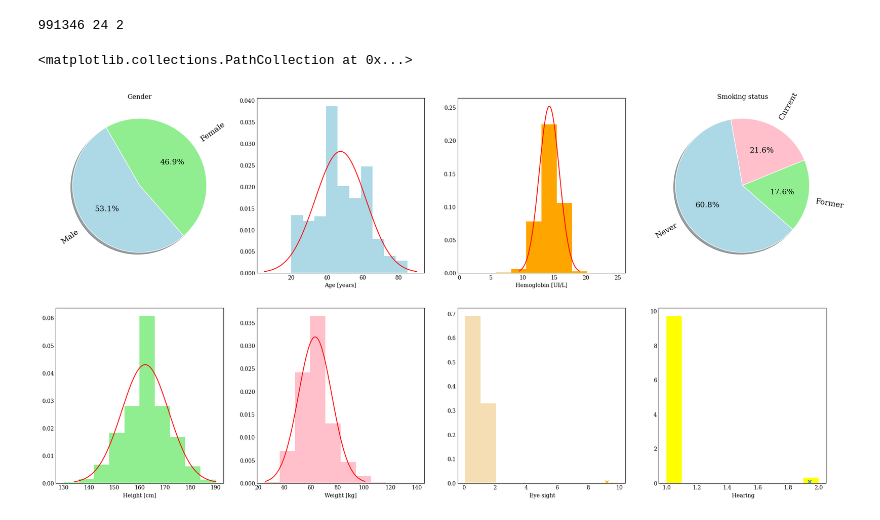
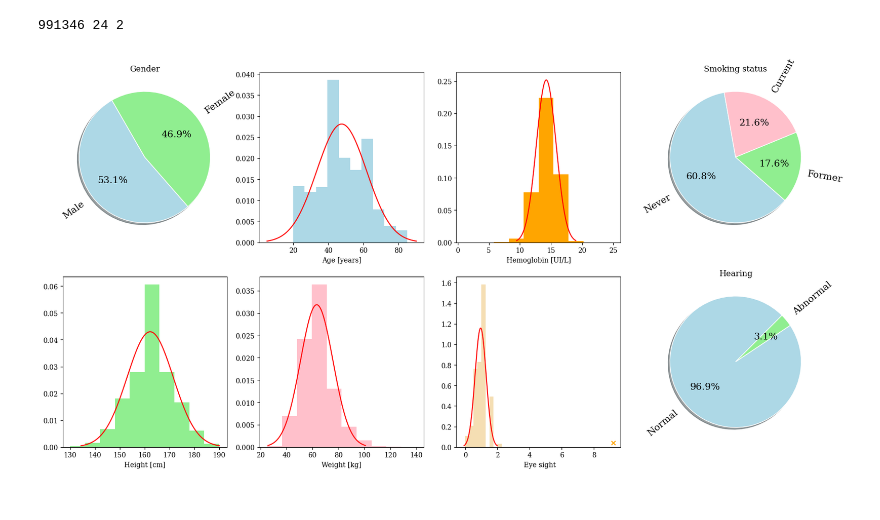
Before and after one commit to CarlaZdravkovicHugod/MLProject1, a Jupyter notebook: viz.ipynb, the cells around one changed output. Cells and saved outputs as stored; diff of their text form; code cells hidden in the pictures.

```diff
--- a/viz.ipynb
+++ b/viz.ipynb
@@ -56,6 +56,10 @@ C = len(classNames)
 print(N,M,C)
 # %% [output]
 991346 24 2
+# %%
+# Changing strings of gender to integers
+raw_data[raw_data == 'Male'] = 1
+raw_data[raw_data == 'Female'] = 0
 # %%
 serif_font = {'fontname':'serif'}
 import matplotlib
@@ -117,37 +121,60 @@ wedgeprops={"linewidth": 1, "edgecolor": "white",'antialiased':True}, textprops=
 plt.title('Smoking status')
 
 
 # plot 5: height raw_data[:,3]
 mu3 = np.mean(raw_data[:,3])
 sigma3 = np.std(raw_data[:,3])
 x3 = np.linspace(mu3 - 3*sigma3, mu3 + 3*sigma3, 100)
 plt.subplot(2,4,5)
 plt.hist(raw_data[:, 3], density=True, color='lightgreen')
 plt.xlabel('Height [cm]',**serif_font)
 plt.plot(x3, stats.norm.pdf(x3, mu3, sigma3), color='red')
 
 
 # plot 6: weight raw_data[:,4]
 mu4 = np.mean(raw_data[:,4])
 sigma4 = np.std(raw_data[:,4])
 x4 = np.linspace(mu4 - 3*sigma4, mu4 + 3*sigma4, 100)
 plt.subplot(2,4,6)
 plt.hist(raw_data[:, 4], density=True, color='pink')
 plt.xlabel('Weight [kg]',**serif_font)
 plt.plot(x4, stats.norm.pdf(x4, mu4, sigma4), color='red')
 
 # plot 7, sight raw_data[:,6] left raw_data[:,7] right. Here I have to add two normal distribution. OBS: blind is the outlier
+sight_L = raw_data[:, 6]
+sight_L[sight_L == 9.9] = 0
+sight_R = raw_data[:, 7]
+sight_R[sight_R == 9.9] = 0
+mu51 = np.mean(sight_L)
+sigma51 = np.std(sight_L)
+mu52 = np.mean(sight_R)
+sigma52 = np.std(sight_R)
+mu5 = (mu51 + mu52)/2
+sigma5 = (sigma51 + sigma52)/2
+x5 = np.linspace(mu5 - 3*sigma5, mu5 + 3*sigma5, 100)
 plt.subplot(2,4,7)
-plt.hist(raw_data[:, 6], density=True, color='wheat')
+plt.hist(sight_L, density=True, color='wheat')
+plt.hist(sight_R, density=True, color='wheat')
 plt.xlabel(' Eye sight',**serif_font)
-plt.scatter(9.2,0.005, color='orange', marker='x')
+plt.scatter(9.2,0.04, color='orange', marker='x')
+plt.plot(x5, stats.norm.pdf(x5, mu5, sigma5), color='red')
 
 
 # plot 8: hearing raw_data[:,8] left raw_data[:,9] right, very few with abnormaliti
+b = raw_data[:, 8]
+unique, counts = np.unique(b, return_counts=True)
+ones = counts[0]
+two = counts[1]
+atts = ['Normal', 'Abnormal']
+hear = [ones, two]
 plt.subplot(2,4,8)
-plt.hist(raw_data[:, 8], density=True, color='yellow')
-plt.xlabel(' Hearing',**serif_font)
-plt.scatter(1.94,0.08, marker='x')
+u1 = np.floor(np.sqrt(M)); v1 = np.ceil(float(M)/u1)
+plt.plot(1, int(v1), 1)
+plt.pie(hear, labels = atts, colors = ['lightblue', 'lightgreen'], autopct='%1.1f%%',
+startangle=45,
+wedgeprops={"linewidth": 1, "edgecolor": "white",'antialiased':True}, textprops={'fontsize': 14}, shadow=True, rotatelabels=True)
+plt.title('Hearing')
+
+plt.show()
 # %% [output]
-<matplotlib.collections.PathCollection at 0x...>
-[figure, old version]
+[figure, new version]
```
Also changed, not shown: parts of 1 cell of this notebook, 1 other file.
